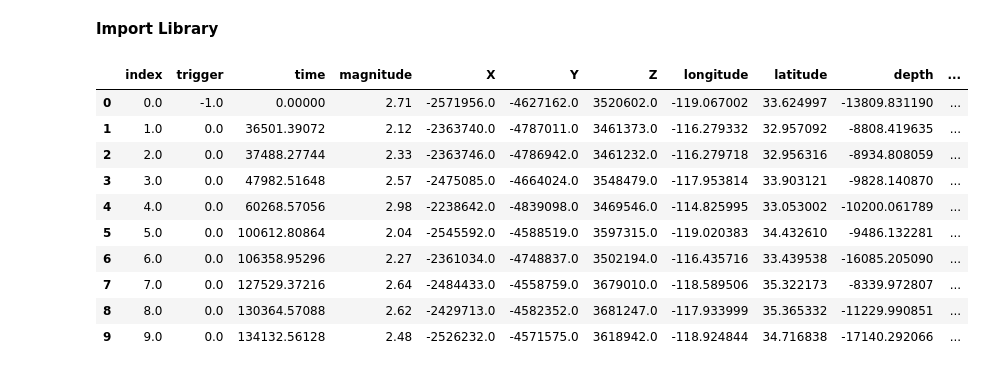
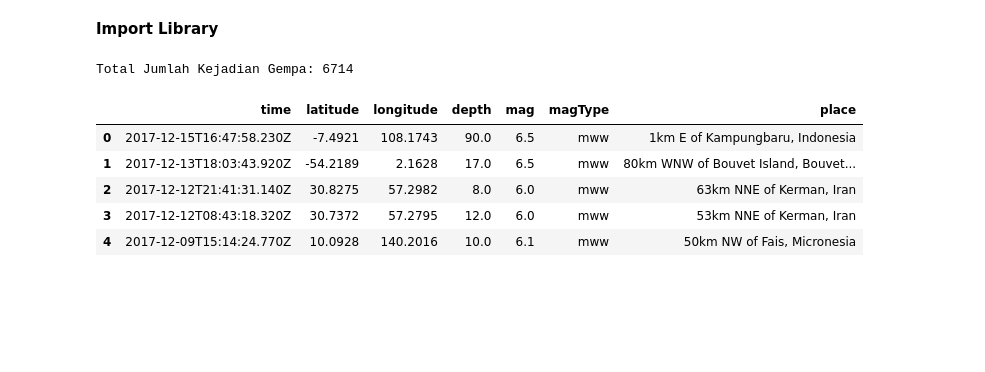
Before and after one commit to arifadli/PhD-Research, a Jupyter notebook: Temporal Analysis/Hukum Gutenberg–Richter.ipynb, the cells around one changed output. Cells and saved outputs as stored; diff of their text form; code cells hidden in the pictures; blank space fills up the shorter version.

```diff
--- a/Temporal Analysis/Hukum Gutenberg–Richter.ipynb
+++ b/Temporal Analysis/Hukum Gutenberg–Richter.ipynb
@@ -50,31 +21,31 @@ from mycolorpy import colorlist as mcp
 #drive.mount("/content/drive")
 
 #jika dari dataset github
-#dataset = "https://raw.githubusercontent.com/arifadli/DatasetRepository/main/USGS/eq_1970_M6.csv"
-dataset = "https://raw.githubusercontent.com/arifadli/DatasetRepository/main/SCEDC/SouthCalifornia-1982-2011_Physics-of-Data.dat.txt"
-data = np.genfromtxt(dataset)
-df = pd.DataFrame(data, columns=['index', 'trigger', 'time', 'magnitude', 'X', 'Y', 'Z'])
-df = df.sort_values(by=['time'])
+dataset = "https://raw.githubusercontent.com/arifadli/DatasetRepository/main/USGS/eq_1970_M6.csv"
+#dataset = "https://raw.githubusercontent.com/arifadli/DatasetRepository/main/SCEDC/SouthCalifornia-1982-2011_Physics-of-Data.dat.txt"
+#data = np.genfromtxt(dataset)
+df = pd.read_csv(dataset)
+#df = pd.DataFrame(data, columns=['index', 'trigger', 'time', 'magnitude', 'X', 'Y', 'Z'])
+#df = df.sort_values(by=['time'])
 # %%
 # transformation from Cartesian to spherical coordinates
-R = 6371500 # Earth's radius
-df["longitude"] = np.arctan2(df["Y"],df["X"])*180/np.pi
-df["latitude"] = np.arcsin(df["Z"]/np.sqrt(df["X"]**2+df["Y"]**2+df["Z"]**2))*180/np.pi
-df["depth"] = np.sqrt(df["X"]**2+df["Y"]**2+df["Z"]**2) - R
+#R = 6371500 # Earth's radius
+#df["longitude"] = np.arctan2(df["Y"],df["X"])*180/np.pi
+#df["latitude"] = np.arcsin(df["Z"]/np.sqrt(df["X"]**2+df["Y"]**2+df["Z"]**2))*180/np.pi
+#df["depth"] = np.sqrt(df["X"]**2+df["Y"]**2+df["Z"]**2) - R
 
 # convert time from seconds to years
-df['date'] = pd.to_datetime(df['time'], unit='s', origin='01/01/1982')
+#df['date'] = pd.to_datetime(df['time'], unit='s', origin='01/01/1982')
 
-df.head(10)
+#df.head(10)
+
+print('Total Jumlah Kejadian Gempa:',df.shape[0])
+df.head()
 # %% [output]
+Total Jumlah Kejadian Gempa: 6714
-|  | index | trigger | time | magnitude | X | Y | Z | longitude | latitude | depth | ... |
-| 0 | 0.0 | -1.0 | 0.00000 | 2.71 | -2571956.0 | -4627162.0 | 3520602.0 | -119.067002 | 33.624997 | -13809.831190 | ... |
-| 1 | 1.0 | 0.0 | 36501.39072 | 2.12 | -2363740.0 | -4787011.0 | 3461373.0 | -116.279332 | 32.957092 | -8808.419635 | ... |
-| 2 | 2.0 | 0.0 | 37488.27744 | 2.33 | -2363746.0 | -4786942.0 | 3461232.0 | -116.279718 | 32.956316 | -8934.808059 | ... |
-| 3 | 3.0 | 0.0 | 47982.51648 | 2.57 | -2475085.0 | -4664024.0 | 3548479.0 | -117.953814 | 33.903121 | -9828.140870 | ... |
-| 4 | 4.0 | 0.0 | 60268.57056 | 2.98 | -2238642.0 | -4839098.0 | 3469546.0 | -114.825995 | 33.053002 | -10200.061789 | ... |
-| 5 | 5.0 | 0.0 | 100612.80864 | 2.04 | -2545592.0 | -4588519.0 | 3597315.0 | -119.020383 | 34.432610 | -9486.132281 | ... |
-| 6 | 6.0 | 0.0 | 106358.95296 | 2.27 | -2361034.0 | -4748837.0 | 3502194.0 | -116.435716 | 33.439538 | -16085.205090 | ... |
-| 7 | 7.0 | 0.0 | 127529.37216 | 2.64 | -2484433.0 | -4558759.0 | 3679010.0 | -118.589506 | 35.322173 | -8339.972807 | ... |
-| 8 | 8.0 | 0.0 | 130364.57088 | 2.62 | -2429713.0 | -4582352.0 | 3681247.0 | -117.933999 | 35.365332 | -11229.990851 | ... |
-| 9 | 9.0 | 0.0 | 134132.56128 | 2.48 | -2526232.0 | -4571575.0 | 3618942.0 | -118.924844 | 34.716838 | -17140.292066 | ... |
+|  | time | latitude | longitude | depth | mag | magType | place |
+| 0 | 2017-12-15T16:47:58.230Z | -7.4921 | 108.1743 | 90.0 | 6.5 | mww | 1km E of Kampungbaru, Indonesia |
+| 1 | 2017-12-13T18:03:43.920Z | -54.2189 | 2.1628 | 17.0 | 6.5 | mww | 80km WNW of Bouvet Island, Bouvet... |
+| 2 | 2017-12-12T21:41:31.140Z | 30.8275 | 57.2982 | 8.0 | 6.0 | mww | 63km NNE of Kerman, Iran |
+| 3 | 2017-12-12T08:43:18.320Z | 30.7372 | 57.2795 | 12.0 | 6.0 | mww | 53km NNE of Kerman, Iran |
+| 4 | 2017-12-09T15:14:24.770Z | 10.0928 | 140.2016 | 10.0 | 6.1 | mww | 50km NW of Fais, Micronesia |
```
Also changed, not shown: parts of 10 cells of this notebook, 5 other files.
